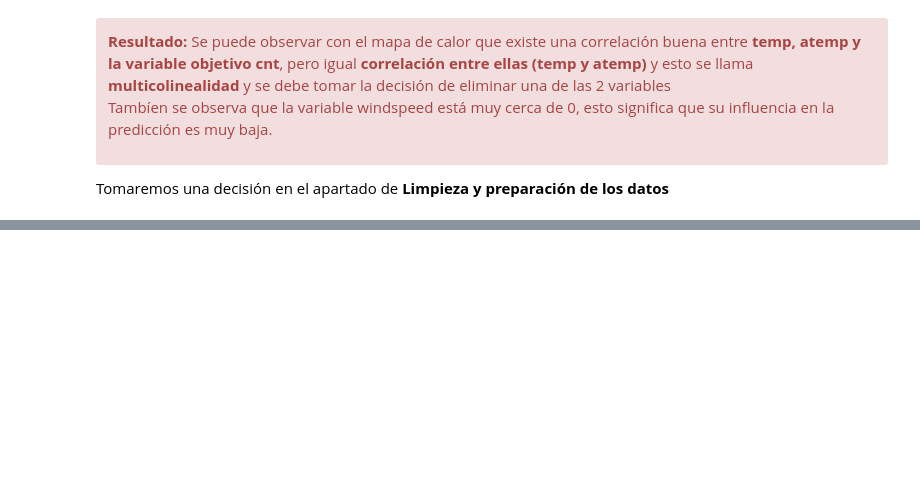
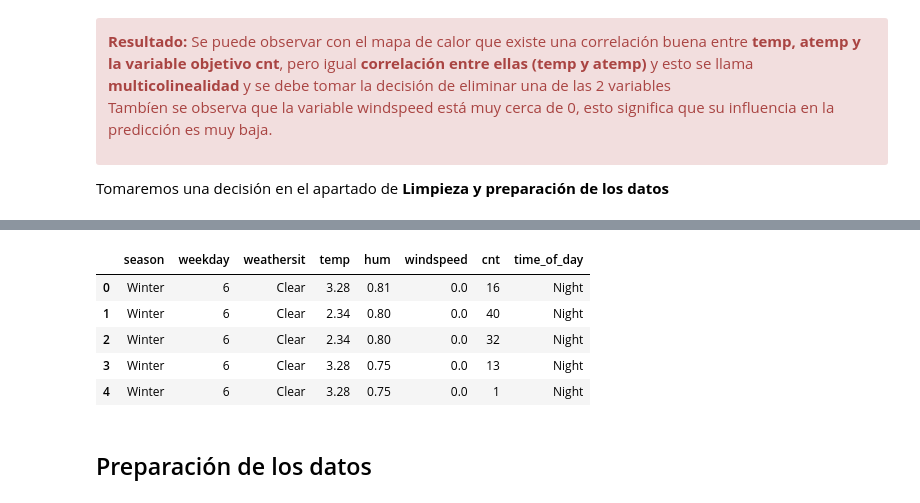
Before and after one commit to JhonZacipa/ML-Project-bicycle-usage-demand-estimation, a Jupyter notebook: ProyectoEtapa1Notebook.ipynb, the cells around one changed output, grey strips where cells are left out. Drawn from its saved outputs; the diff is of its cells as text; code cells hidden in the pictures; blank space fills up the shorter version.

Commit message:
feat: add data cleaning complete

```diff
--- a/ProyectoEtapa1Notebook.ipynb
+++ b/ProyectoEtapa1Notebook.ipynb
@@ -306,0 +322,4 @@ Tomaremos una decisión en el apartado de **Limpieza y preparación de los datos
+# %%
+data = data.drop_duplicates()
+print(f'Datos duplicados: {data.duplicated().sum()}')
+print(data.shape)
@@ -306,0 +329,7 @@ Tomaremos una decisión en el apartado de **Limpieza y preparación de los datos
+# %%
+print(data['weathersit'].value_counts())
+
+# Unir Heavy Rain con Light Rain ya que ambas son lluvia
+data['weathersit'] = data['weathersit'].replace('Heavy Rain', 'Light Rain')
+
+print(data['weathersit'].value_counts())
@@ -306,0 +348,14 @@ Tomaremos una decisión en el apartado de **Limpieza y preparación de los datos
+# %%
+#Eliminación de la columna atemp
+data = data.drop(['atemp'],axis='columns')
+# %%
+data.head()
+# %% [output]
+|  | season | weekday | weathersit | temp | hum | windspeed | cnt | time_of_day |
+| 0 | Winter | 6 | Clear | 3.28 | 0.81 | 0.0 | 16 | Night |
+| 1 | Winter | 6 | Clear | 2.34 | 0.80 | 0.0 | 40 | Night |
+| 2 | Winter | 6 | Clear | 2.34 | 0.80 | 0.0 | 32 | Night |
+| 3 | Winter | 6 | Clear | 3.28 | 0.75 | 0.0 | 13 | Night |
+| 4 | Winter | 6 | Clear | 3.28 | 0.75 | 0.0 | 1 | Night |
+# %% [markdown]
+## Preparación de los datos
```
Also changed, not shown: parts of 7 cells of this notebook.
